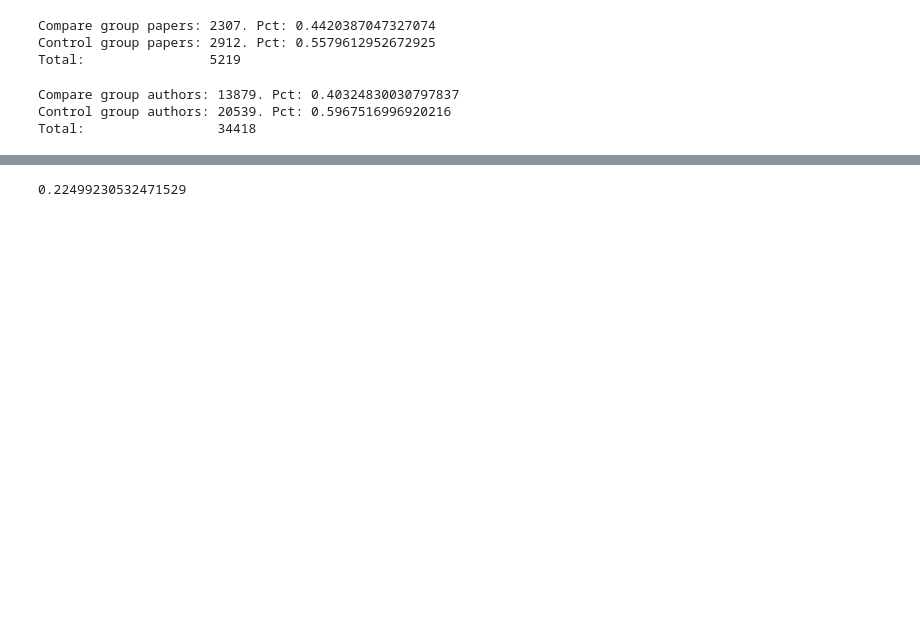
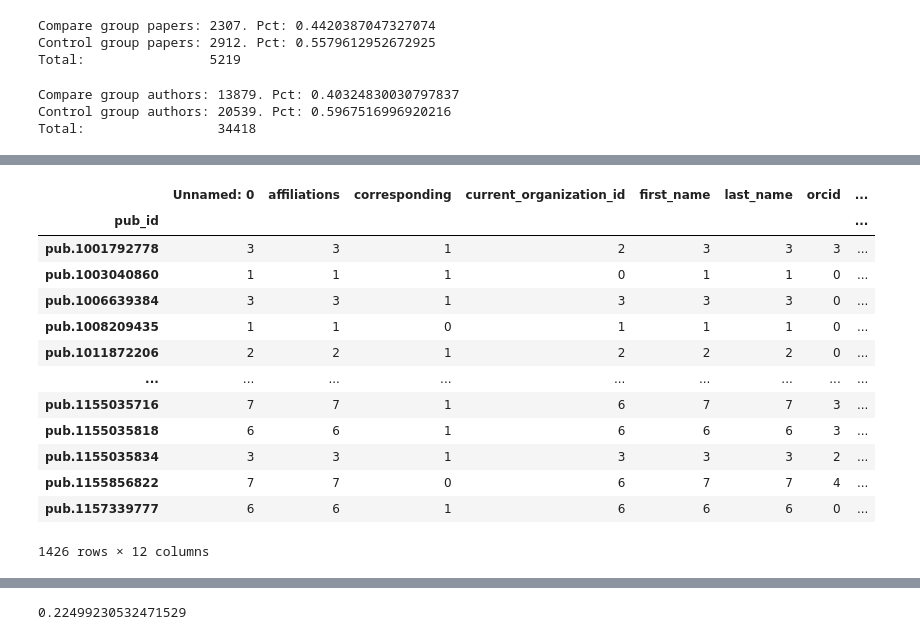
Before and after one commit to anpetushkov/OpenVsPrivateDatasets, a Jupyter notebook: OpenVsPrivateDataMaster.ipynb, the cells around one changed output, grey strips where cells are left out. Saved outputs shown, nothing was run; the diff lists cells and outputs as text; code cells hidden in the pictures; blank space fills up the shorter version.

```diff
--- a/OpenVsPrivateDataMaster.ipynb
+++ b/OpenVsPrivateDataMaster.ipynb
@@ -475,0 +544,17 @@ Name: female_last, dtype: float64
+# %%
+df_auths_compare_processed.groupby("pub_id").count()
+# %% [output]
+|  | Unnamed: 0 | affiliations | corresponding | current_organization_id | first_name | last_name | orcid | ... |
+| pub_id |  |  |  |  |  |  |  | ... |
+| pub.1001792778 | 3 | 3 | 1 | 2 | 3 | 3 | 3 | ... |
+| pub.1003040860 | 1 | 1 | 1 | 0 | 1 | 1 | 0 | ... |
+| pub.1006639384 | 3 | 3 | 1 | 3 | 3 | 3 | 0 | ... |
+| pub.1008209435 | 1 | 1 | 0 | 1 | 1 | 1 | 0 | ... |
+| pub.1011872206 | 2 | 2 | 1 | 2 | 2 | 2 | 0 | ... |
+| ... | ... | ... | ... | ... | ... | ... | ... | ... |
+| pub.1155035716 | 7 | 7 | 1 | 6 | 7 | 7 | 3 | ... |
+| pub.1155035818 | 6 | 6 | 1 | 6 | 6 | 6 | 3 | ... |
+| pub.1155035834 | 3 | 3 | 1 | 3 | 3 | 3 | 2 | ... |
+| pub.1155856822 | 7 | 7 | 0 | 6 | 7 | 7 | 4 | ... |
+| pub.1157339777 | 6 | 6 | 1 | 6 | 6 | 6 | 0 | ... |
+1426 rows × 12 columns
```
Also changed, not shown: parts of 58 cells of this notebook.
